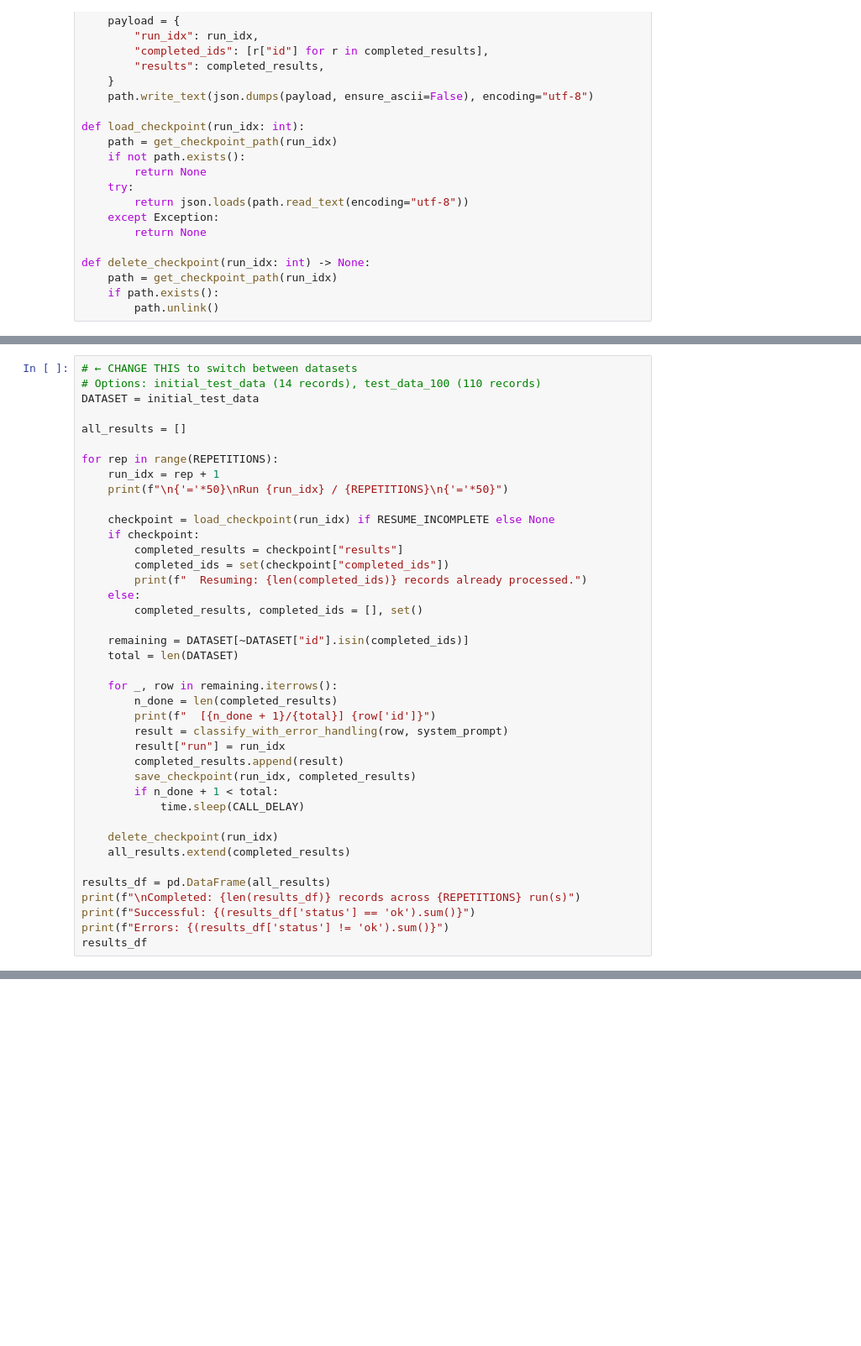
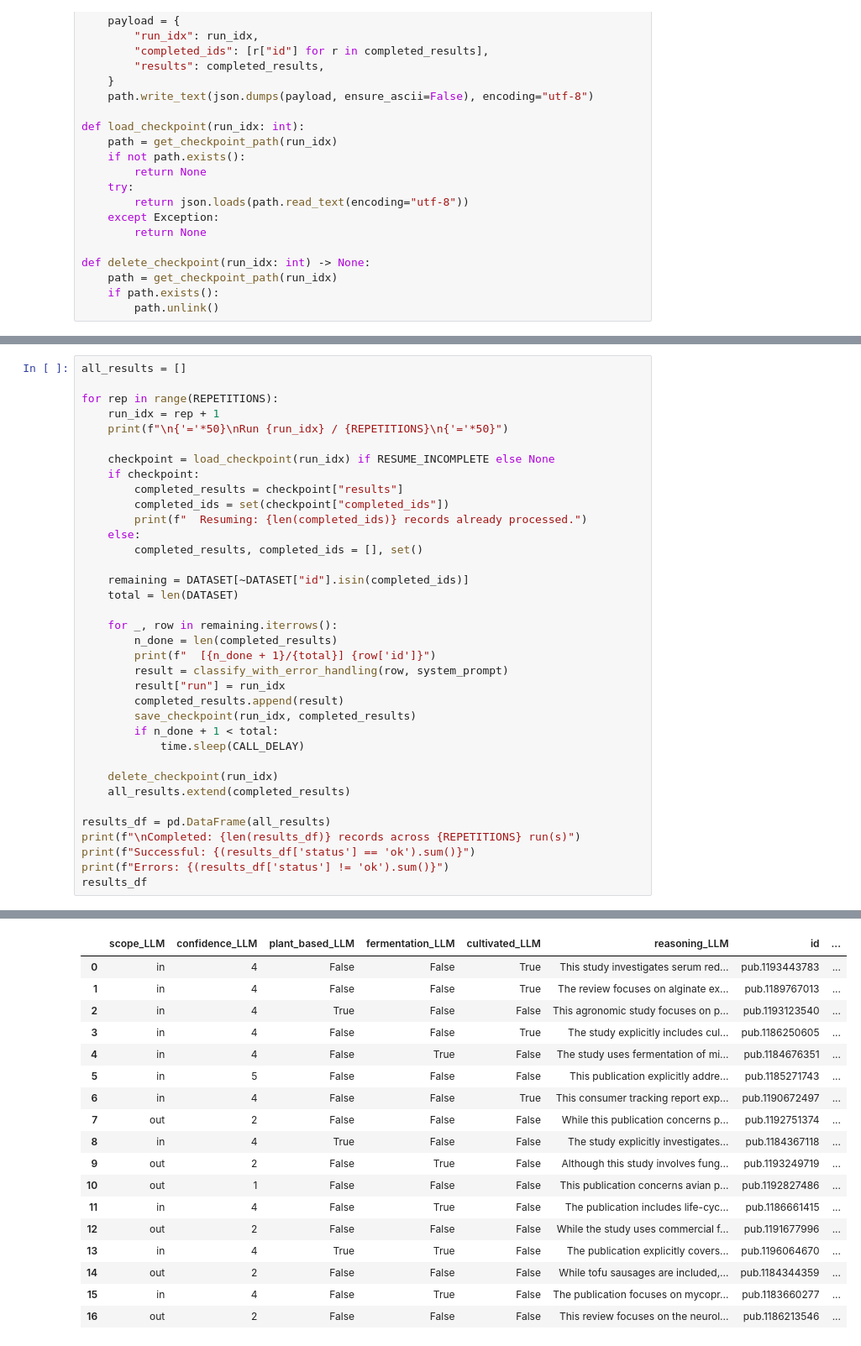
Before and after one commit to violah-fellow/SHEEP, a Jupyter notebook: Publications/GenAI/genai_testing.ipynb, the cells around one changed output, grey strips where cells are left out. Shown at 84% size. Drawn from its saved outputs; the diff is of its cells as text; blank space fills up the shorter version.

```diff
--- a/Publications/GenAI/genai_testing.ipynb
+++ b/Publications/GenAI/genai_testing.ipynb
@@ -301,8 +324,4 @@ def delete_checkpoint(run_idx: int) -> None:
 # %%
-# ← CHANGE THIS to switch between datasets
-# Options: initial_test_data (14 records), test_data_100 (110 records)
-DATASET = initial_test_data
-
 all_results = []
 
 for rep in range(REPETITIONS):
@@ -338,3 +357,4 @@ print(f"\nCompleted: {len(results_df)} records across {REPETITIONS} run(s)")
 print(f"Successful: {(results_df['status'] == 'ok').sum()}")
 print(f"Errors: {(results_df['status'] != 'ok').sum()}")
 results_df
+# %% [output]
@@ -341,2 +378,20 @@ results_df
+|  | scope_LLM | confidence_LLM | plant_based_LLM | fermentation_LLM | cultivated_LLM | reasoning_LLM | id | ... |
+| 0 | in | 4 | False | False | True | This study investigates serum red... | pub.1193443783 | ... |
+| 1 | in | 4 | False | False | True | The review focuses on alginate ex... | pub.1189767013 | ... |
+| 2 | in | 4 | True | False | False | This agronomic study focuses on p... | pub.1193123540 | ... |
+| 3 | in | 4 | False | False | True | The study explicitly includes cul... | pub.1186250605 | ... |
+| 4 | in | 4 | False | True | False | The study uses fermentation of mi... | pub.1184676351 | ... |
+| 5 | in | 5 | False | False | False | This publication explicitly addre... | pub.1185271743 | ... |
+| 6 | in | 4 | False | False | True | This consumer tracking report exp... | pub.1190672497 | ... |
+| 7 | out | 2 | False | False | False | While this publication concerns p... | pub.1192751374 | ... |
+| 8 | in | 4 | True | False | False | The study explicitly investigates... | pub.1184367118 | ... |
+| 9 | out | 2 | False | True | False | Although this study involves fung... | pub.1193249719 | ... |
+| 10 | out | 1 | False | False | False | This publication concerns avian p... | pub.1192827486 | ... |
+| 11 | in | 4 | False | True | False | The publication includes life-cyc... | pub.1186661415 | ... |
+| 12 | out | 2 | False | False | False | While the study uses commercial f... | pub.1191677996 | ... |
+| 13 | in | 4 | True | True | False | The publication explicitly covers... | pub.1196064670 | ... |
+| 14 | out | 2 | False | False | False | While tofu sausages are included,... | pub.1184344359 | ... |
+| 15 | in | 4 | False | True | False | The publication focuses on mycopr... | pub.1183660277 | ... |
+| 16 | out | 2 | False | False | False | This review focuses on the neurol... | pub.1186213546 | ... |
 # %%
 # Compare LLM predictions against ground truth labels
```
Also changed, not shown: parts of 13 cells of this notebook, 20 other files.
